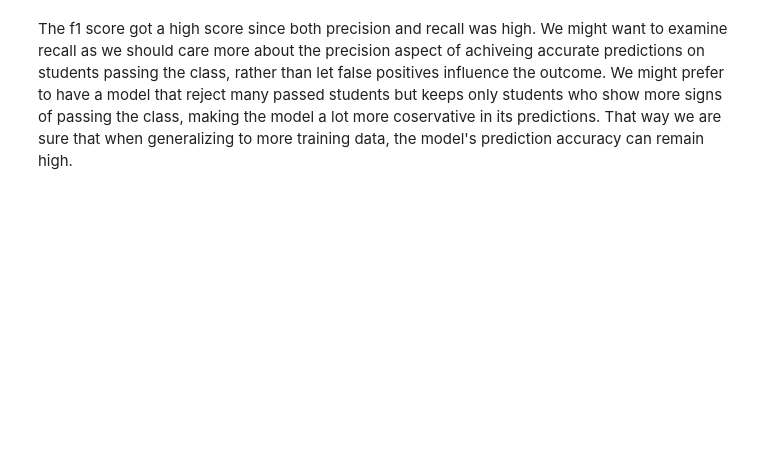
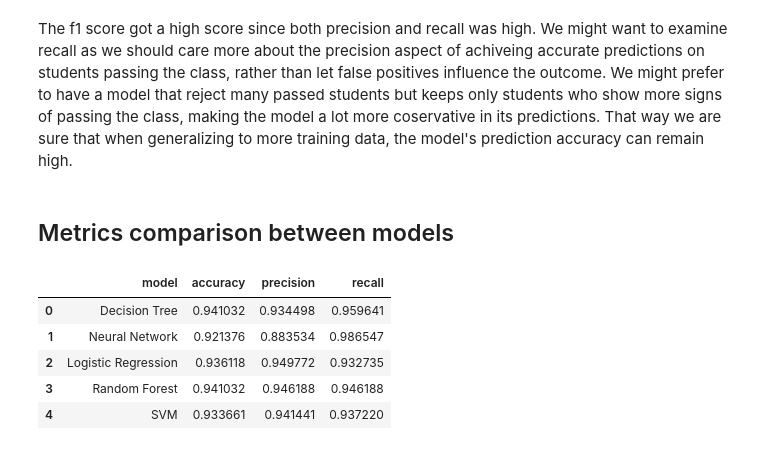
Before and after one commit to rohitRaikhy/Data-Mining---Student-Predictions, a Jupyter notebook: Student_Performance_Models.ipynb, the cells around one changed output. Drawn from its saved outputs; the diff is of its cells as text; code cells hidden in the pictures; blank space fills up the shorter version.

Commit message:
added metrics comparison

```diff
--- a/Student_Performance_Models.ipynb
+++ b/Student_Performance_Models.ipynb
@@ -564,4 +574,5 @@ Epoch 250/250
 # %%
 results = model.evaluate(X_test_tensor, y_test_tensor)
-metrics(y_test, np.rint(y_pred))
+print("******* Metrics for Nueral Network ***********")
+metrics_df = metrics(y_test, np.rint(y_pred), 'Neural Network', metrics_df)
 # %% [output]
@@ -612,0 +606,3 @@ Confusion Matrix:
+# %%
+print("******* Metrics for Logistic Regression ***********")
+metrics_df = metrics(y_test, y_pred, 'Logistic Regression', metrics_df)
@@ -640,0 +636,3 @@ Confusion Matrix:
+# %%
+print("******* Metrics for Random Forest ***********")
+metrics_df = metrics(y_test, y_pred, 'Random Forest', metrics_df)
@@ -656,6 +672,6 @@ Pipeline(steps=[('scaler', StandardScaler()),
 y_pred = svm_clf.predict(X_test)
 # %%
 print("******* Metrics for SVM ***********")
-metrics(y_test, y_pred)
+metrics_df = metrics(y_test, y_pred, 'SVM', metrics_df)
 # %% [output]
 ******* Metrics for SVM ***********
@@ -686,2 +702,13 @@ f1_score(y_test, y_pred)
 # %% [markdown]
 The f1 score got a high score since both precision and recall was high. We might want to examine recall as we should care more about the precision aspect of achiveing accurate predictions on students passing the class, rather than let false positives influence the outcome. We might prefer to have a model that reject many passed students but keeps only students who show more signs of passing the class, making the model a lot more coservative in its predictions. That way we are sure that when generalizing to more training data, the model's prediction accuracy can remain high.
+# %% [markdown]
+## Metrics comparison between models
+# %%
+metrics_df
+# %% [output]
+|  | model | accuracy | precision | recall |
+| 0 | Decision Tree | 0.941032 | 0.934498 | 0.959641 |
+| 1 | Neural Network | 0.921376 | 0.883534 | 0.986547 |
+| 2 | Logistic Regression | 0.936118 | 0.949772 | 0.932735 |
+| 3 | Random Forest | 0.941032 | 0.946188 | 0.946188 |
+| 4 | SVM | 0.933661 | 0.941441 | 0.937220 |
```
Also changed, not shown: parts of 18 cells of this notebook.
